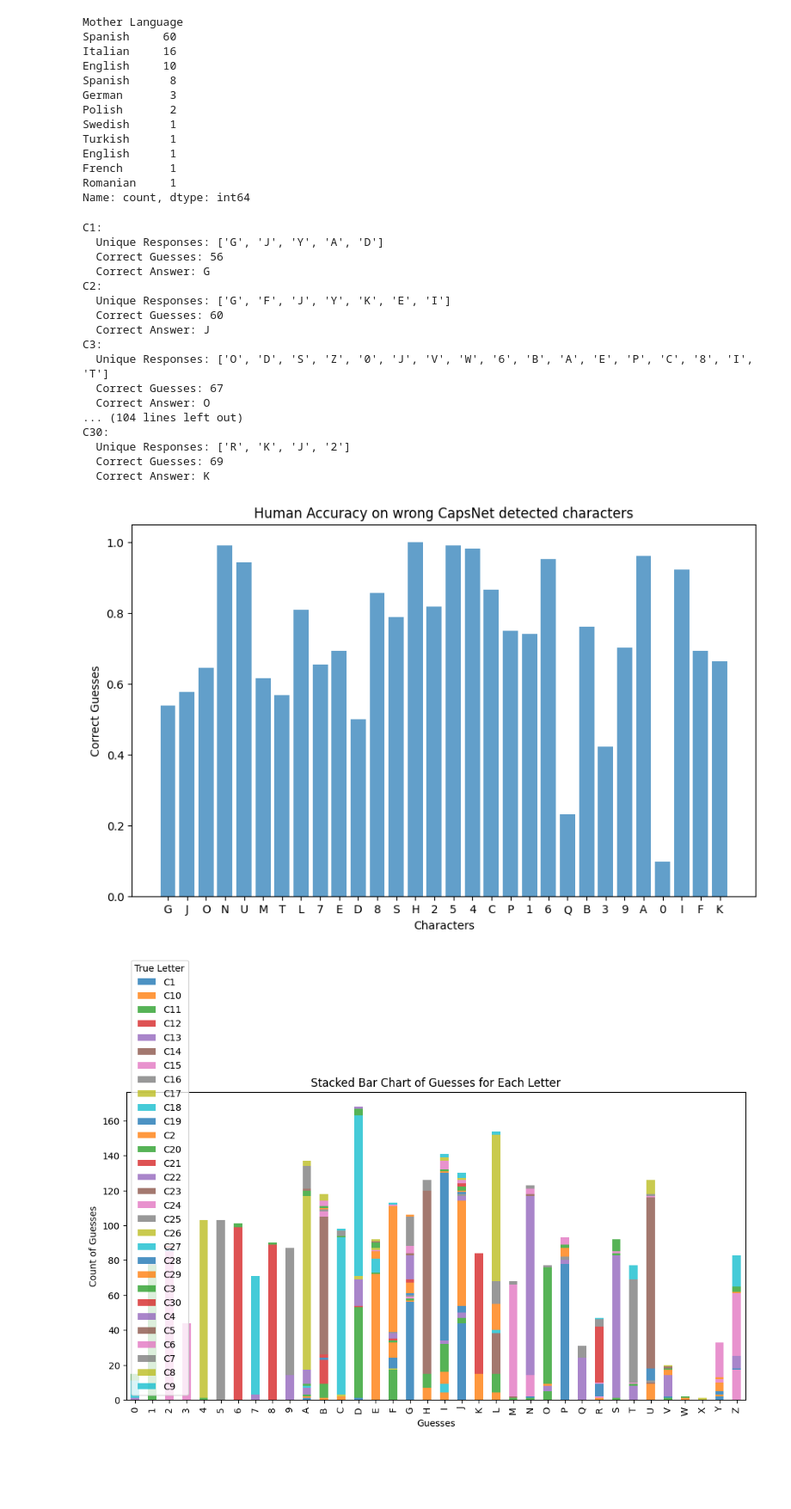
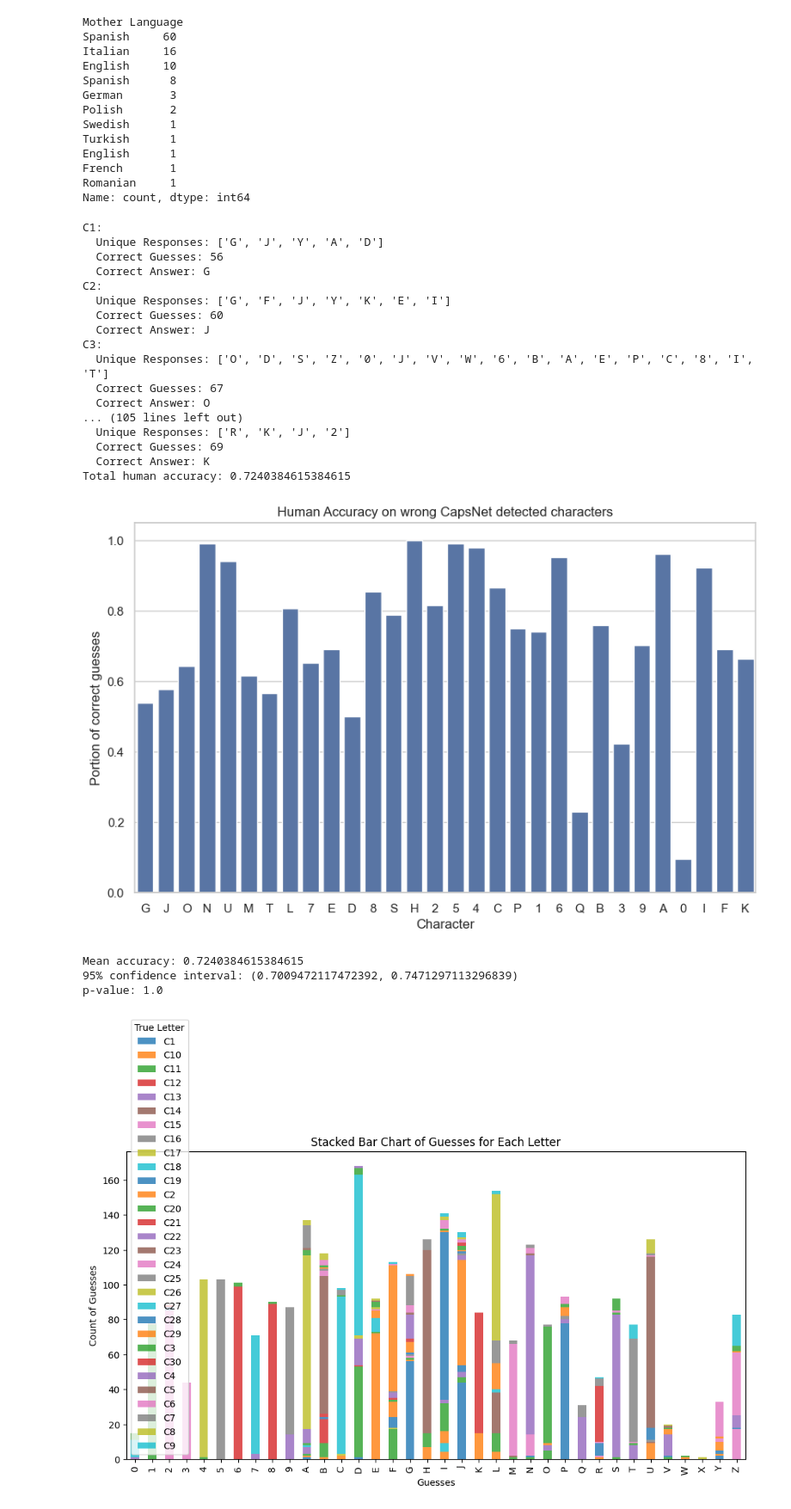
Before and after one commit to odinsseo/ii2202-historical-ocr, a Jupyter notebook: qualitative_form_analysis.ipynb, the cells around one changed output. Shown at 86% size. Cells and saved outputs as stored; diff of their text form; code cells hidden in the pictures; blank space fills up the shorter version.

Commit message:
Improve graphic

```diff
--- a/qualitative_form_analysis.ipynb
+++ b/qualitative_form_analysis.ipynb
@@ -34,6 +34,10 @@ true_labels = {
 # %%
 import pandas as pd
 import matplotlib.pyplot as plt
+import seaborn as sns
+import scipy.stats as st
+from scipy.stats import ttest_1samp
+sns.set_theme("notebook", "whitegrid")
 
 # Specify the path to the Excel file
 excel_file = "Human Recognition of Historical Handwritten Characters (respuestas).ods"
@@ -74,7 +78,8 @@ for column in c_columns:
     results[column] = {
         "unique_responses": unique_responses.tolist(),
         "correct_guesses": correct_count,
-        "correct_answer": true_labels[column]
+        "total_guesses": len(data[column]),
+        "correct_answer": true_labels[column],
     }
 
     guesses_tables[column] = value_counts.reset_index()
@@ -85,41 +90,68 @@ for col, stats in results.items():
     print(f"{col}:")
     print(f"  Unique Responses: {stats['unique_responses']}")
     print(f"  Correct Guesses: {stats['correct_guesses']}")
     print(f"  Correct Answer: {stats['correct_answer']}")
 
+correct = 0
+total = 0
+for stats in results.values():
+    correct += stats["correct_guesses"]
+    total += stats["total_guesses"]
+
+final_acc = correct/total
+print(f"Total human accuracy: {final_acc}")
+
 max_correct = max(results[col]["correct_guesses"] for col in c_columns)
 for col in c_columns:
     results[col]["normalized_correct"] = results[col]["correct_guesses"] / max_correct
 
 labels = [results[col]["correct_answer"] for col in c_columns]
 normalized_correct = [results[col]["normalized_correct"] for col in c_columns]
 
 # Create the bar chart
 plt.figure(figsize=(10, 6))
-plt.bar(labels, normalized_correct, alpha=0.7)
-plt.xlabel("Characters")
-plt.ylabel("Correct Guesses")
-plt.title("Human Accuracy on wrong CapsNet detected characters")
-plt.show()
+p = sns.barplot(x = labels, y = normalized_correct)
+p.set(xlabel="Character", ylabel="Portion of correct guesses", title="Human Accuracy on wrong CapsNet detected characters")
+plt.savefig("imgs/human_accuracy_recognition.pdf")
 # %% [output]
 C1:
   Unique Responses: ['G', 'J', 'Y', 'A', 'D']
   Correct Guesses: 56
   Correct Answer: G
 C2:
   Unique Responses: ['G', 'F', 'J', 'Y', 'K', 'E', 'I']
   Correct Guesses: 60
   Correct Answer: J
 C3:
   Unique Responses: ['O', 'D', 'S', 'Z', '0', 'J', 'V', 'W', '6', 'B', 'A', 'E', 'P', 'C', '8', 'I', 'T']
   Correct Guesses: 67
   Correct Answer: O
-... (104 lines left out)
-C30:
+... (105 lines left out)
   Unique Responses: ['R', 'K', 'J', '2']
   Correct Guesses: 69
   Correct Answer: K
+Total human accuracy: 0.7240384615384615
-[figure, old version]
+[figure, new version]
+# %%
+c_columns = [col for col in df.columns if col.startswith('C')]
+data = df[c_columns].astype(str)
+data = data[c_columns]  # Filter to only include "C" columns
+answers = data.rename(columns=true_labels)
+
+individual_accuracy = []
+
+for idx, row in answers.iterrows():
+    individual_accuracy.append((row == answers.columns).sum() / len(answers.columns))
+
+final_acc = 0.7240384615384615
+confidence_interval = st.t.interval(0.95, len(individual_accuracy)-1, loc=final_acc, scale=st.sem(individual_accuracy))
+
+print(f"Mean accuracy: {final_acc}")
+print(f"95% confidence interval: {confidence_interval}")
+# %% [output]
+Mean accuracy: 0.7240384615384615
+95% confidence interval: (0.7009472117472392, 0.7471297113296839)
+p-value: 1.0
 # %%
 c_columns = [col for col in data.columns if col.startswith('C')]
 data = data[c_columns]  # Filter to only include "C" columns
```
Also changed, not shown: 1 other file.
